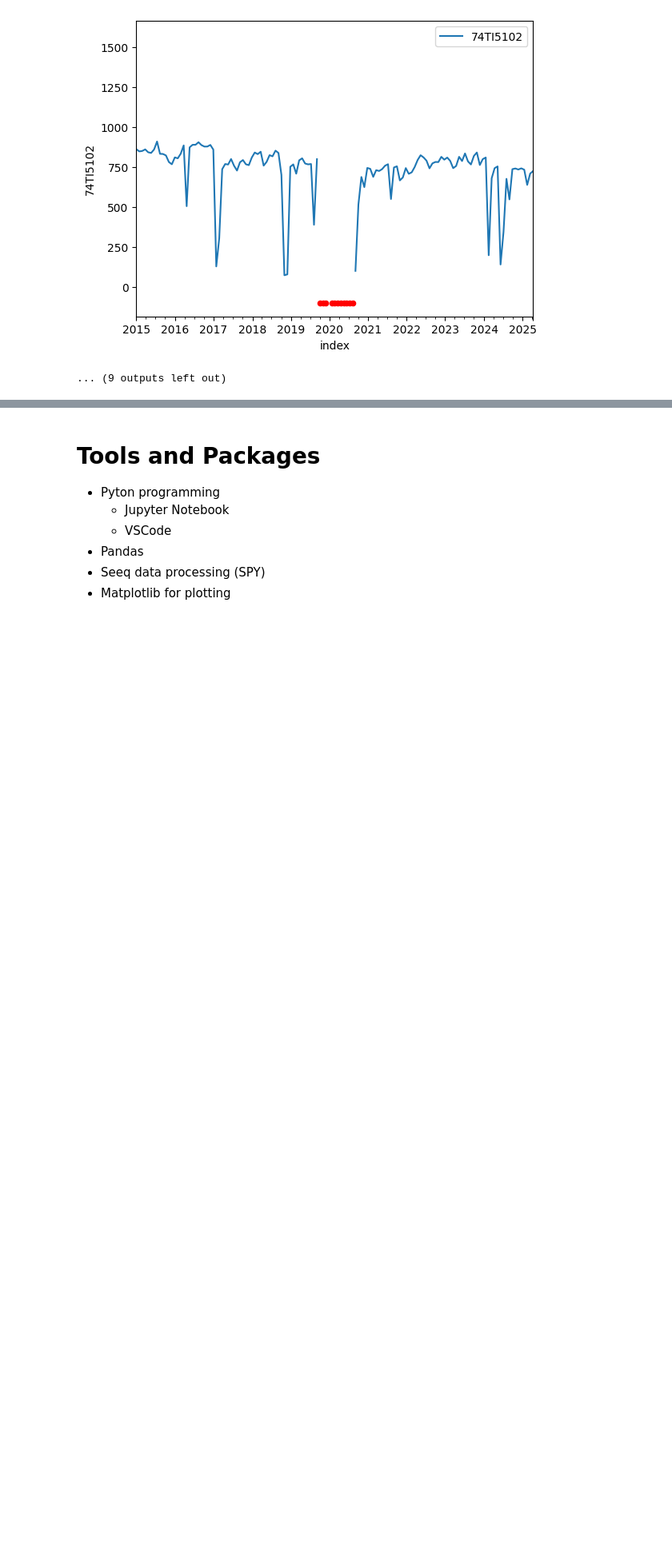
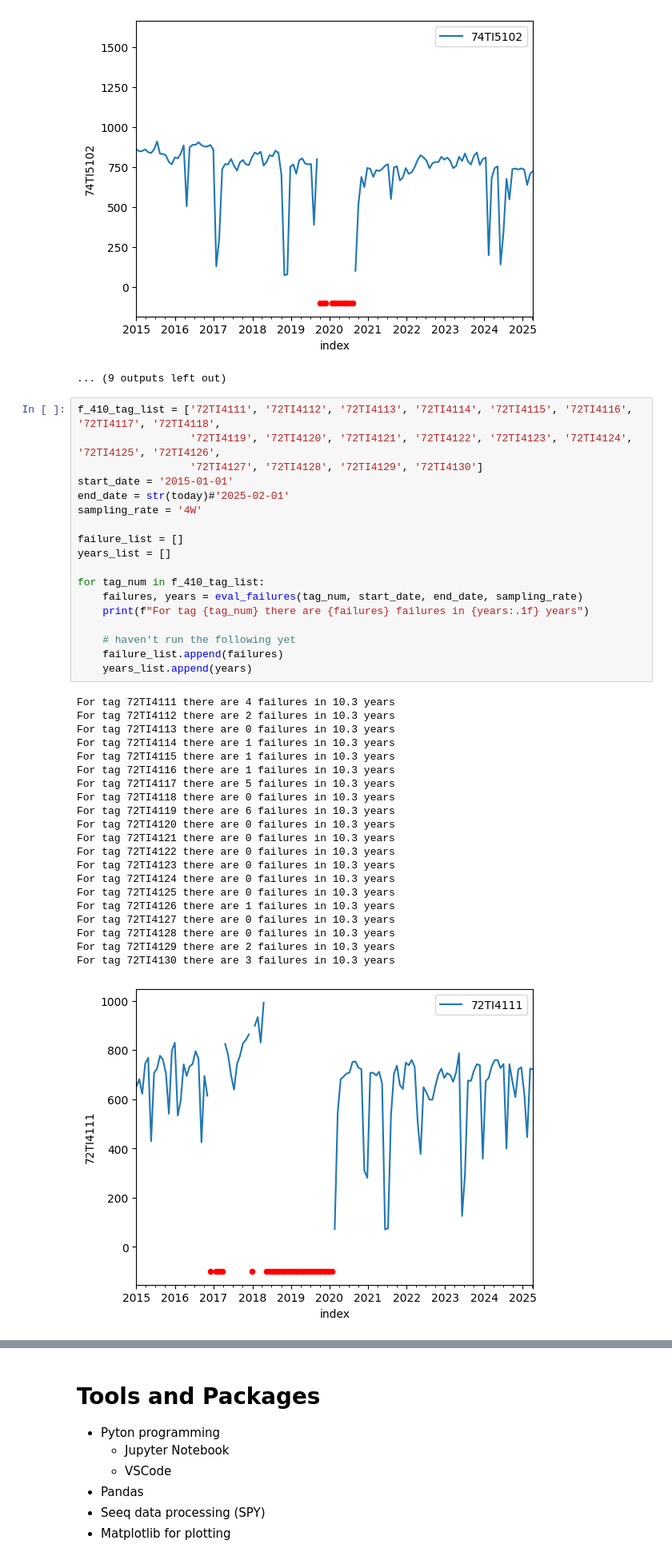
Before and after one commit to runningman2/IED_functions_v2, a Jupyter notebook: testing_mttf_calcs_v2.ipynb, the cells around one changed output, grey strips where cells are left out. Shown at 80% size. Saved outputs shown, nothing was run; the diff lists cells and outputs as text; blank space fills up the shorter version.

```diff
--- a/testing_mttf_calcs_v2.ipynb
+++ b/testing_mttf_calcs_v2.ipynb
@@ -190,3 +190,43 @@ For tag 74TI511 there are 0 failures in 10.2 years
 [figure]
 [figure]
 ... (9 outputs left out)
+# %%
+f_410_tag_list = ['72TI4111', '72TI4112', '72TI4113', '72TI4114', '72TI4115', '72TI4116', '72TI4117', '72TI4118',
+                  '72TI4119', '72TI4120', '72TI4121', '72TI4122', '72TI4123', '72TI4124', '72TI4125', '72TI4126',
+                  '72TI4127', '72TI4128', '72TI4129', '72TI4130']
+start_date = '2015-01-01'
+end_date = str(today)#'2025-02-01'
+sampling_rate = '4W'
+
+failure_list = []
+years_list = []
+
+for tag_num in f_410_tag_list:
+    failures, years = eval_failures(tag_num, start_date, end_date, sampling_rate)
+    print(f"For tag {tag_num} there are {failures} failures in {years:.1f} years")
+
+    # haven't run the following yet
+    failure_list.append(failures)
+    years_list.append(years)
+# %% [output]
+For tag 72TI4111 there are 4 failures in 10.3 years
+For tag 72TI4112 there are 2 failures in 10.3 years
+For tag 72TI4113 there are 0 failures in 10.3 years
+For tag 72TI4114 there are 1 failures in 10.3 years
+For tag 72TI4115 there are 1 failures in 10.3 years
+For tag 72TI4116 there are 1 failures in 10.3 years
+For tag 72TI4117 there are 5 failures in 10.3 years
+For tag 72TI4118 there are 0 failures in 10.3 years
+For tag 72TI4119 there are 6 failures in 10.3 years
+For tag 72TI4120 there are 0 failures in 10.3 years
+For tag 72TI4121 there are 0 failures in 10.3 years
+For tag 72TI4122 there are 0 failures in 10.3 years
+For tag 72TI4123 there are 0 failures in 10.3 years
+For tag 72TI4124 there are 0 failures in 10.3 years
+For tag 72TI4125 there are 0 failures in 10.3 years
+For tag 72TI4126 there are 1 failures in 10.3 years
+For tag 72TI4127 there are 0 failures in 10.3 years
+For tag 72TI4128 there are 0 failures in 10.3 years
+For tag 72TI4129 there are 2 failures in 10.3 years
+For tag 72TI4130 there are 3 failures in 10.3 years
+[figure, added]
```
Also changed, not shown: parts of 4 cells of this notebook.
